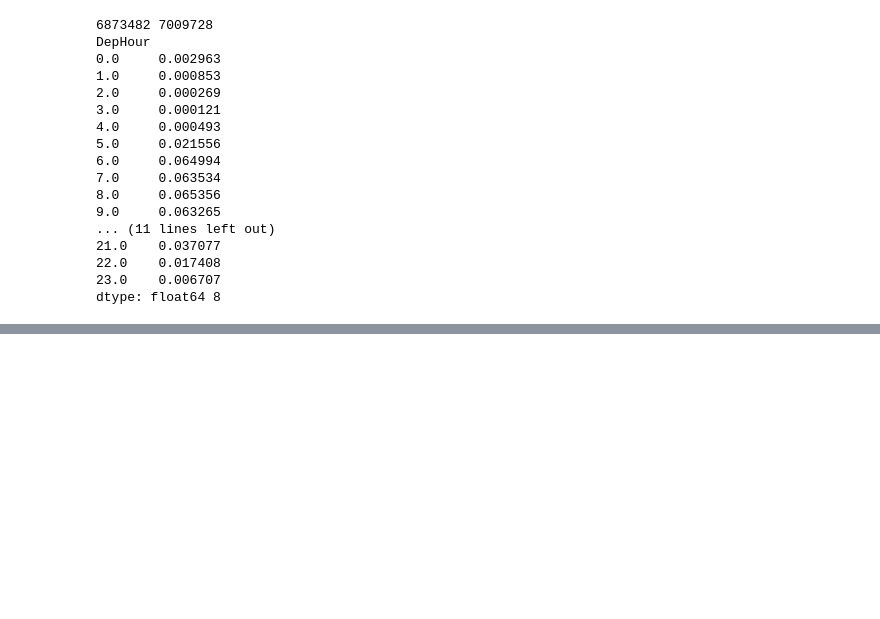
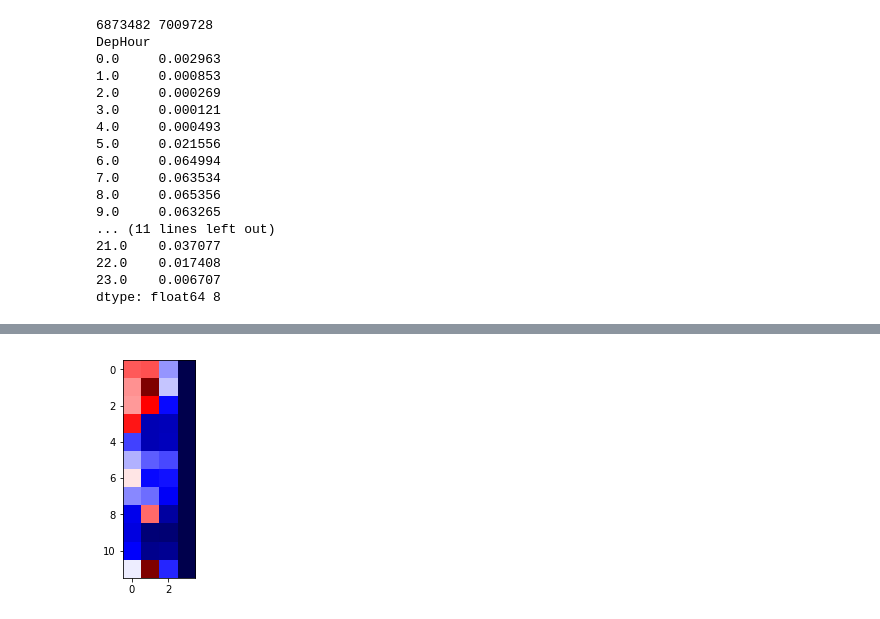
Before and after one commit to AntPon/mlcourse.ai, a Jupyter notebook: hw0.ipynb, the cells around one changed output, grey strips where cells are left out. Saved outputs shown, nothing was run; the diff lists cells and outputs as text; code cells hidden in the pictures; blank space fills up the shorter version.

```diff
--- a/hw0.ipynb
+++ b/hw0.ipynb
@@ -215,0 +376,7 @@ flights_df.loc[flights_df['Cancelled'] == 0].groupby('DepHour').size(), flights_
+# %%
+# #17
+
+plt.imshow(pd.crosstab(flights_df.Month, flights_df.CancellationCode),
+           cmap='seismic', interpolation='none');
+# %% [output]
+[figure, added]
```
Also changed, not shown: parts of 20 cells of this notebook.
